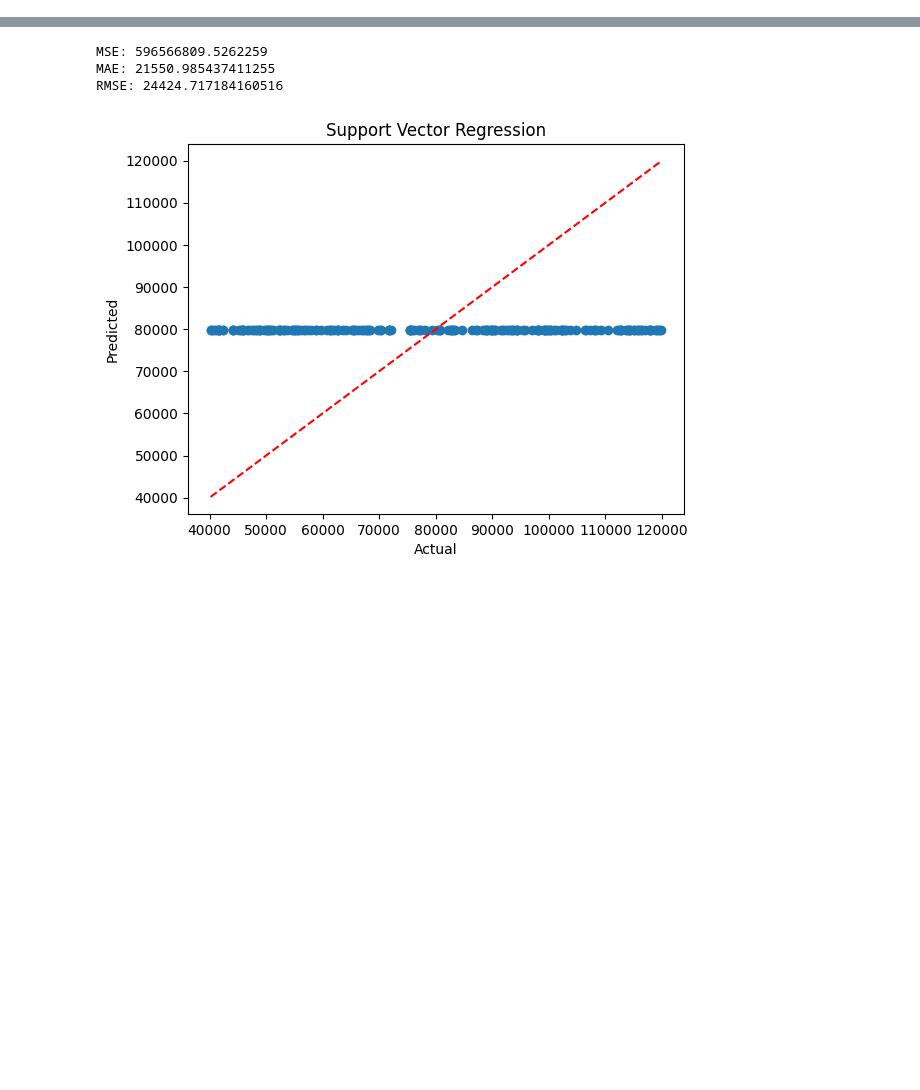
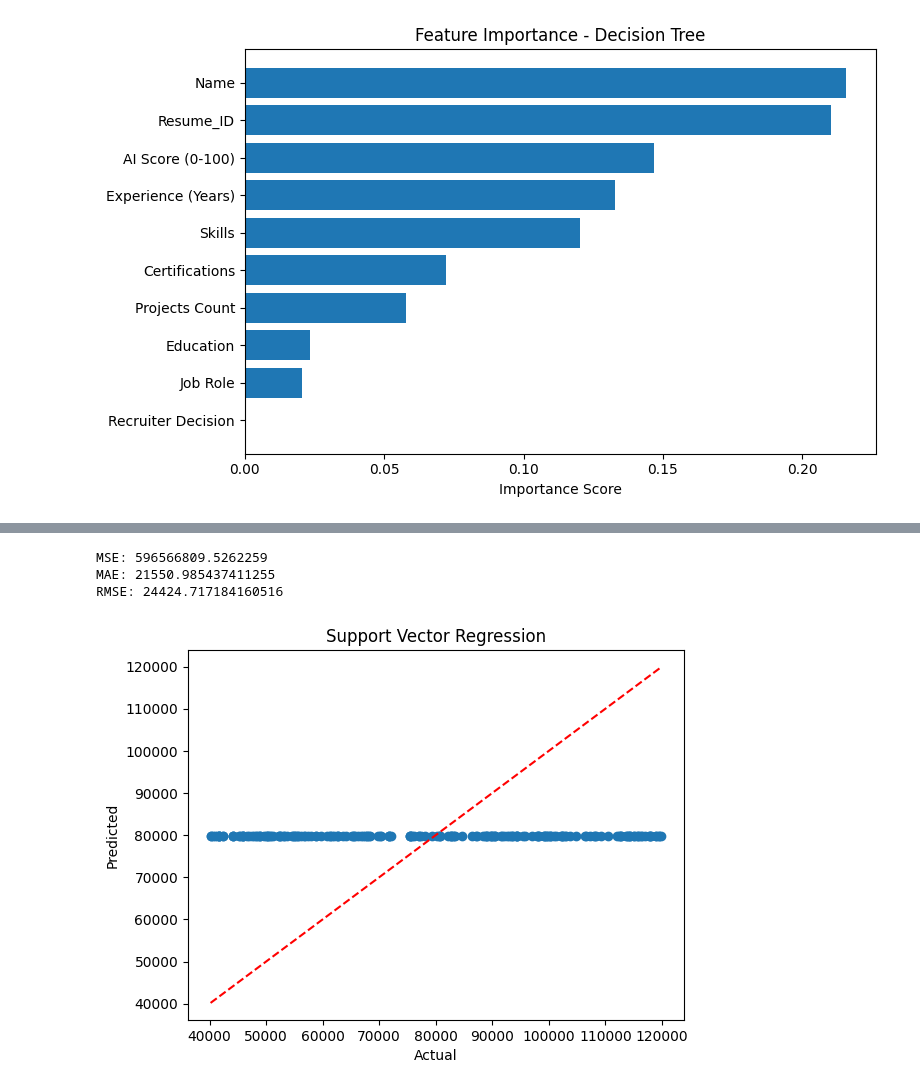
Before and after one commit to satyam06050/Advance-Programming-lab, a Jupyter notebook: LAB 10/solution.ipynb, the cells around one changed output, grey strips where cells are left out. Drawn from its saved outputs; the diff is of its cells as text; code cells hidden in the pictures; blank space fills up the shorter version.

```diff
--- a/LAB 10/solution.ipynb
+++ b/LAB 10/solution.ipynb
@@ -128,0 +169,87 @@ RMSE: 25260.393526937223
+# %%
+# Decision Tree Regression
+
+from sklearn.tree import DecisionTreeRegressor
+from sklearn.metrics import mean_squared_error, mean_absolute_error, r2_score
+import numpy as np
+import matplotlib.pyplot as plt
+import pandas as pd
+
+# Model with depth control
+model = DecisionTreeRegressor(
+    max_depth=5,
+    min_samples_split=5,
+    min_samples_leaf=3,
+    random_state=42
+)
+
+# Train
+model.fit(X_train, y_train)
+
+# Predict
+y_pred = model.predict(X_test)
+
+# Evaluation Metrics
+mse = mean_squared_error(y_test, y_pred)
+mae = mean_absolute_error(y_test, y_pred)
+rmse = np.sqrt(mse)
+r2 = r2_score(y_test, y_pred)
+
+print("MSE:", mse)
+print("MAE:", mae)
+print("RMSE:", rmse)
+print("R²:", r2)
+
+# =========================
+# Feature Importance
+# =========================
+feature_importance = pd.DataFrame({
+    'Feature': X_train.columns,
+    'Importance': model.feature_importances_
+}).sort_values(by='Importance', ascending=False)
+
+print("\nFeature Importance:")
+print(feature_importance)
+
+# =========================
+# Plot Feature Importance
+# =========================
+plt.figure(figsize=(8,5))
+plt.barh(feature_importance['Feature'],
+         feature_importance['Importance'])
+plt.gca().invert_yaxis()
+plt.title("Feature Importance - Decision Tree")
+plt.xlabel("Importance Score")
+plt.tight_layout()
+plt.show()
+
+# =========================
+# Actual vs Predicted Plot
+# =========================
+plt.figure(figsize=(6,6))
+plt.scatter(y_test, y_pred)
+plt.plot([y_test.min(), y_test.max()],
+         [y_test.min(), y_test.max()],
+         'r--')
+plt.xlabel('Actual Salary')
+plt.ylabel('Predicted Salary')
+plt.title('Decision Tree Regression')
+plt.grid(True)
+plt.tight_layout()
+plt.show()
+
+# =========================
+# Residual Plot
+# =========================
+residuals = y_test - y_pred
+
+plt.figure(figsize=(6,4))
+plt.scatter(y_pred, residuals)
+plt.axhline(0)
+plt.xlabel("Predicted Salary")
+plt.ylabel("Residuals")
+plt.title("Residual Plot - Decision Tree")
+plt.grid(True)
+plt.tight_layout()
+plt.show()
+# %% [output]
@@ -128,0 +273 @@ RMSE: 25260.393526937223
+[figure, added]
```
Also changed, not shown: parts of 7 cells of this notebook, 11 other files.
